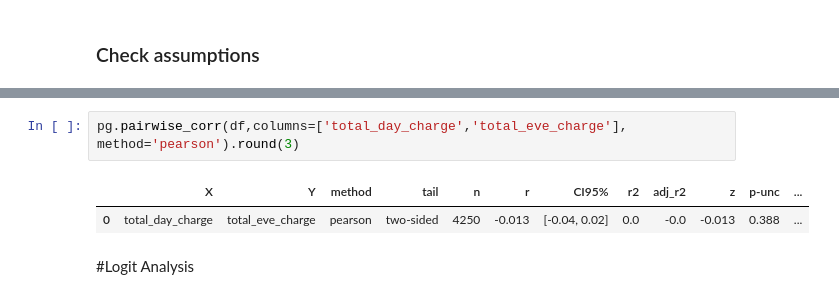
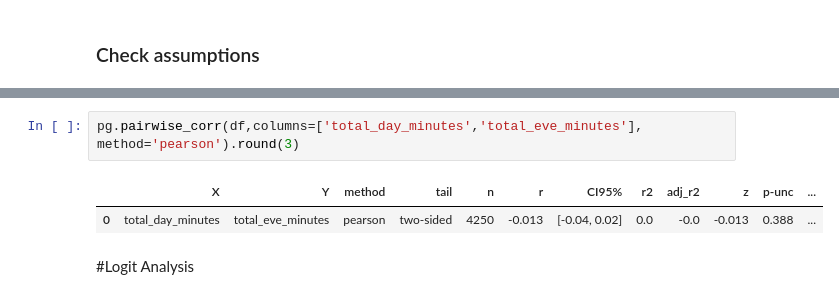
Before and after one commit to HuanJoyce/NYU_Integrated_Marketing, a Jupyter notebook: “Predicting_Customer_Churn_ipynb”的副本.ipynb, the cells around one changed output, grey strips where cells are left out. Cells and saved outputs as stored; diff of their text form.

```diff
--- a/“Predicting_Customer_Churn_ipynb”的副本.ipynb
+++ b/“Predicting_Customer_Churn_ipynb”的副本.ipynb
@@ -125,8 +202,8 @@ pg.normality(x)
 # %%
-pg.pairwise_corr(df,columns=['total_day_charge','total_eve_charge'], method='pearson').round(3)
+pg.pairwise_corr(df,columns=['total_day_minutes','total_eve_minutes'], method='pearson').round(3)
 # %% [output]
 |  | X | Y | method | tail | n | r | CI95% | r2 | adj_r2 | z | p-unc | ... |
-| 0 | total_day_charge | total_eve_charge | pearson | two-sided | 4250 | -0.013 | [-0.04, 0.02] | 0.0 | -0.0 | -0.013 | 0.388 | ... |
+| 0 | total_day_minutes | total_eve_minutes | pearson | two-sided | 4250 | -0.013 | [-0.04, 0.02] | 0.0 | -0.0 | -0.013 | 0.388 | ... |
 # %% [markdown]
 #Logit Analysis
 # %%
```
Also changed, not shown: parts of 27 cells of this notebook.
